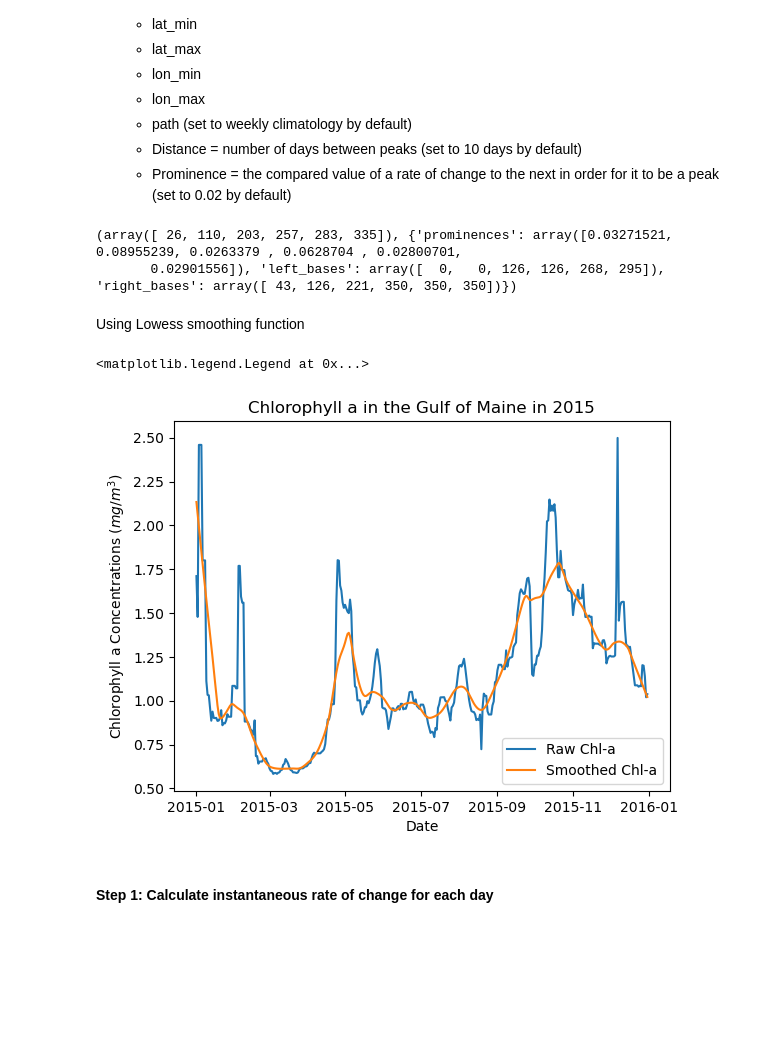
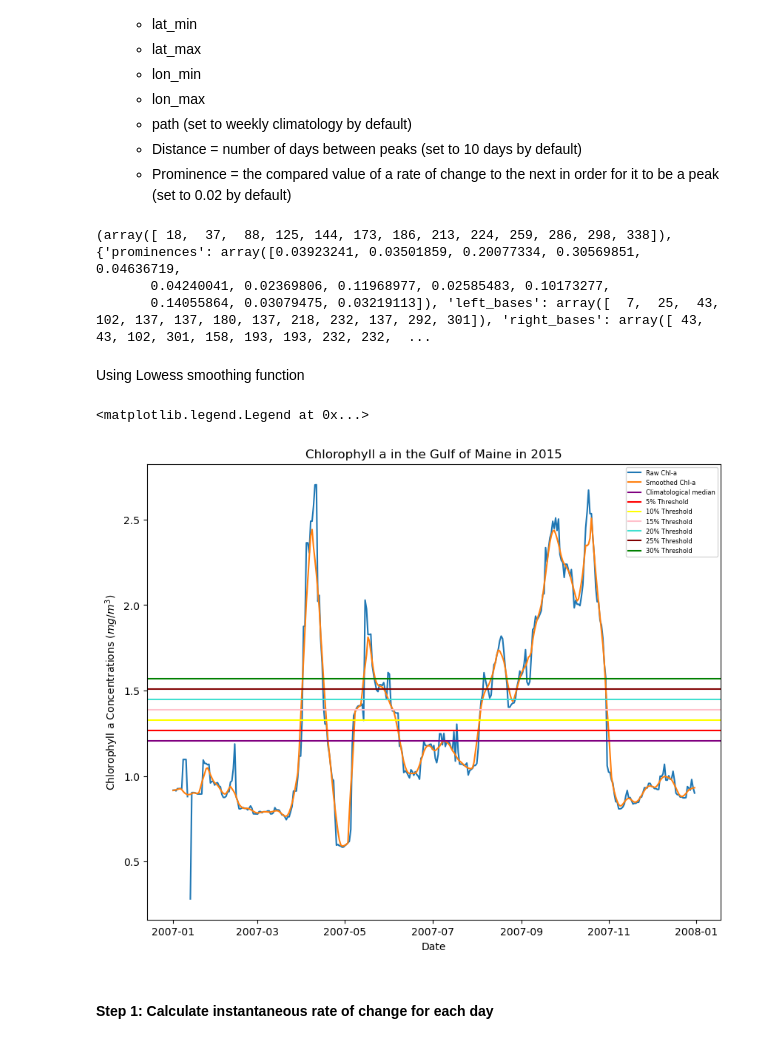
Before and after one commit to gdavis5/phytoplankton_Hollings_project, a Jupyter notebook: Phytoplankton_Phenology_NWA.ipynb, the cells around one changed output. Drawn from its saved outputs; the diff is of its cells as text; code cells hidden in the pictures; blank space fills up the shorter version.

```diff
--- a/Phytoplankton_Phenology_NWA.ipynb
+++ b/Phytoplankton_Phenology_NWA.ipynb
@@ -240,12 +240,12 @@ def bound_local(lat_min,lat_max,lon_min,lon_max): #Builds polygon shape for the
 # %% [markdown]
 Assign variables to the various datasets for plotting
 # %%
-ds_GOM = hist_local_chl(lat_min=44,lat_max=43,lon_min=-69,lon_max=-68,region_title='Gulf of Maine')
-ds_GB = hist_local_chl(lat_min=41.7,lat_max=40.7,lon_min=-68,lon_max=-67,region_title='Georges Bank')
-ds_MAB = hist_local_chl(lat_min=39.5,lat_max=38.5,lon_min=-74,lon_max=-73,region_title='Middle Atlantic Bight')
-clim_GOM = hist_clim_local(lat_min=44,lat_max=43,lon_min=-69,lon_max=-68,region_title='Gulf of Maine')
-clim_GB = hist_clim_local(lat_min=41.7,lat_max=40.7,lon_min=-68,lon_max=-67,region_title='Georges Bank')
-clim_MAB = hist_clim_local(lat_min=39.5,lat_max=38.5,lon_min=-74,lon_max=-73,region_title='Middle Atlantic Bight')
+daily_local_GOM = hist_local_chl(lat_min=44,lat_max=43,lon_min=-69,lon_max=-68,region_title='Gulf of Maine')
+daily_local_GB = hist_local_chl(lat_min=41.7,lat_max=40.7,lon_min=-68,lon_max=-67,region_title='Georges Bank')
+daily_local_MAB = hist_local_chl(lat_min=39.5,lat_max=38.5,lon_min=-74,lon_max=-73,region_title='Middle Atlantic Bight')
+clim_local_GOM = hist_clim_local(lat_min=44,lat_max=43,lon_min=-69,lon_max=-68,region_title='Gulf of Maine')
+clim_local_GB = hist_clim_local(lat_min=41.7,lat_max=40.7,lon_min=-68,lon_max=-67,region_title='Georges Bank')
+clim_local_MAB = hist_clim_local(lat_min=39.5,lat_max=38.5,lon_min=-74,lon_max=-73,region_title='Middle Atlantic Bight')
 location_GOM = bound_local(lat_min=44,lat_max=43,lon_min=-69,lon_max=-68)
 location_GB = bound_local(lat_min=41.7,lat_max=40.7,lon_min=-68,lon_max=-67)
 location_MAB = bound_local(lat_min=39.5,lat_max=38.5,lon_min=-74,lon_max=-73)
@@ -353,6 +365,7 @@ MAB_north_loc = shapefile.iloc[[1]].set_crs("epsg:4326", inplace=True)
 GB_whole_loc = shapefile.iloc[[2]].set_crs("epsg:4326", inplace=True)
 GOM_west_loc = shapefile.iloc[[3]].set_crs("epsg:4326", inplace=True)
 GOM_east_loc = shapefile.iloc[[4]].set_crs("epsg:4326", inplace=True)
+NES = shapefile.dissolve()
 # %% [markdown]
 Clip the climatology data to the shapefile
 # %%
@@ -388,10 +404,10 @@ GOM_east = clipped_ds.CHL_median.mean(dim=['lat','lon'])
 # %%
-local_chl = [MAB_south,MAB_north,GB_whole,GOM_west,GOM_east]
-clim_med = [clim_MAB_s,clim_MAB_n,clim_GB,clim_GOM_w,clim_GOM_e]
-clim_5 = [clim_MAB_s*1.05,clim_MAB_n*1.05,clim_GB*1.05,clim_GOM_w*1.05,clim_GOM_e*1.05]
-clim_10 = [clim_MAB_s*1.10,clim_MAB_n*1.10,clim_GB*1.10,clim_GOM_w*1.10,clim_GOM_e*1.10]
-clim_15 = [clim_MAB_s*1.15,clim_MAB_n*1.15,clim_GB*1.15,clim_GOM_w*1.15,clim_GOM_e*1.15]
-clim_20 = [clim_MAB_s*1.2,clim_MAB_n*1.2,clim_GB*1.2,clim_GOM_w*1.2,clim_GOM_e*1.2]
-clim_25 = [clim_MAB_s*1.25,clim_MAB_n*1.25,clim_GB*1.25,clim_GOM_w*1.25,clim_GOM_e*1.25]
-clim_30 = [clim_MAB_s*1.3,clim_MAB_n*1.3,clim_GB*1.3,clim_GOM_w*1.3,clim_GOM_e*1.3]
+local_chl = [MAB_south,MAB_north,GB_whole,GOM_west,GOM_east,NES_full]
+clim_med = [clim_MAB_s,clim_MAB_n,clim_GB,clim_GOM_w,clim_GOM_e,clim_NES]
+clim_5 = [clim_MAB_s*1.05,clim_MAB_n*1.05,clim_GB*1.05,clim_GOM_w*1.05,clim_GOM_e*1.05,clim_NES*1.05]
+clim_10 = [clim_MAB_s*1.10,clim_MAB_n*1.10,clim_GB*1.10,clim_GOM_w*1.10,clim_GOM_e*1.10,clim_NES*1.10]
+clim_15 = [clim_MAB_s*1.15,clim_MAB_n*1.15,clim_GB*1.15,clim_GOM_w*1.15,clim_GOM_e*1.15,clim_NES*1.15]
+clim_20 = [clim_MAB_s*1.2,clim_MAB_n*1.2,clim_GB*1.2,clim_GOM_w*1.2,clim_GOM_e*1.2,clim_NES*1.2]
+clim_25 = [clim_MAB_s*1.25,clim_MAB_n*1.25,clim_GB*1.25,clim_GOM_w*1.25,clim_GOM_e*1.25,clim_NES*1.25]
+clim_30 = [clim_MAB_s*1.3,clim_MAB_n*1.3,clim_GB*1.3,clim_GOM_w*1.3,clim_GOM_e*1.3,clim_NES*1.3]
 # %%
@@ -611,28 +608,37 @@ def max_roc(lat_min,lat_max,lon_min,lon_max,path,days=10,prm=0.02): #Days betwee
     roc_max = find_peaks(roc,distance=days,prominence=prm)
     return roc_max
 
-roc_max_values = max_roc(lat_min=44,lat_max=43,lon_min=-69,lon_max=-68,path=r'C:\Users\grace.davis\Documents\GitHub\DATASETS\OCCCI\V6.0\PRODUCTS\NES_4KM_DAY8\CHL\D8_2015*')
+roc_max_values = max_roc(lat_min=44,lat_max=43,lon_min=-69,lon_max=-68,path=r'C:\Users\grace.davis\Documents\GitHub\DATASETS\OCCCI\V6.0\PRODUCTS\NES_4KM_DAY8\CHL\D8_2007*')
 print(roc_max_values)
 # %% [output]
-(array([ 26, 110, 203, 257, 283, 335]), {'prominences': array([0.03271521, 0.08955239, 0.0263379 , 0.0628704 , 0.02800701,
-       0.02901556]), 'left_bases': array([  0,   0, 126, 126, 268, 295]), 'right_bases': array([ 43, 126, 221, 350, 350, 350])})
+(array([ 18,  37,  88, 125, 144, 173, 186, 213, 224, 259, 286, 298, 338]), {'prominences': array([0.03923241, 0.03501859, 0.20077334, 0.30569851, 0.04636719,
+       0.04240041, 0.02369806, 0.11968977, 0.02585483, 0.10173277,
+       0.14055864, 0.03079475, 0.03219113]), 'left_bases': array([  7,  25,  43, 102, 137, 137, 180, 137, 218, 232, 137, 292, 301]), 'right_bases': array([ 43,  43, 102, 301, 158, 193, 193, 232, 232,  ...
 # %% [markdown]
 Using Lowess smoothing function
 # %%
-data = hist_local_chl(lat_min=44,lat_max=43,lon_min=-69,lon_max=-68,path=r'C:\Users\grace.davis\Documents\GitHub\DATASETS\OCCCI\V6.0\PRODUCTS\NES_4KM_DAY8\CHL\D8_2015*') #Slices chl-a data into a 1 degree box (in Gulf of Maine)
-fig=plt.plot(data.time.values,data, label="Raw Chl-a") #Plots the time series of raw data
+data = hist_local_chl(lat_min=44,lat_max=43,lon_min=-69,lon_max=-68,path=r'C:\Users\grace.davis\Documents\GitHub\DATASETS\OCCCI\V6.0\PRODUCTS\NES_4KM_DAY8\CHL\D8_2007*.nc') #Slices chl-a data into a 1 degree box (in Gulf of Maine)
+plt.figure(figsize=(10,8))
+plt.plot(data.time.values,data,label="Raw Chl-a") #Plots the time series of raw data
 time=data.time.astype('int64') # Transforms datetime into integers for smoothing (takes the dates in data and makes them integer values)
-smoothed = sm.nonparametric.smoothers_lowess.lowess(data,time,frac=0.08) #smooths data (y-axis, x-axis, fraction)
+smoothed = sm.nonparametric.smoothers_lowess.lowess(data,time,frac=0.03) #smooths data (y-axis, x-axis, fraction) #0.03 provides the best fit to the graph while still smoothing out some of the little bumps
 x_smooth = smoothed[:,0] #Separates the data, grabbing the time values
 y_smooth = smoothed[:,1] #Separates the data, grabbing the chlorophyll values
 plt.plot(pd.to_datetime(x_smooth),y_smooth, label="Smoothed Chl-a")
+plt.axhline(clim_GOM,c="purple",label="Climatological median")
+plt.axhline(clim_5[0],c="red",label="5% Threshold")
+plt.axhline(clim_10[0],c="yellow",label="10% Threshold")
+plt.axhline(clim_15[0],c="pink",label="15% Threshold")
+plt.axhline(clim_20[0],c="turquoise",label="20% Threshold")
+plt.axhline(clim_25[0],c="maroon",label="25% Threshold")
+plt.axhline(clim_30[0],c="green",label="30% Threshold")
 plt.ylabel("Chlorophyll a Concentrations ($mg/m^3$)")
 plt.xlabel("Date")
 plt.title("Chlorophyll a in the Gulf of Maine in 2015")
-plt.legend()
+plt.legend(fontsize=6)
 # %% [output]
 <matplotlib.legend.Legend at 0x...>
-[figure, old version]
+[figure, new version]
 # %% [markdown]
 #### Step 1: Calculate instantaneous rate of change for each day
 # %%
```
Also changed, not shown: parts of 19 cells of this notebook, 7 other files.
